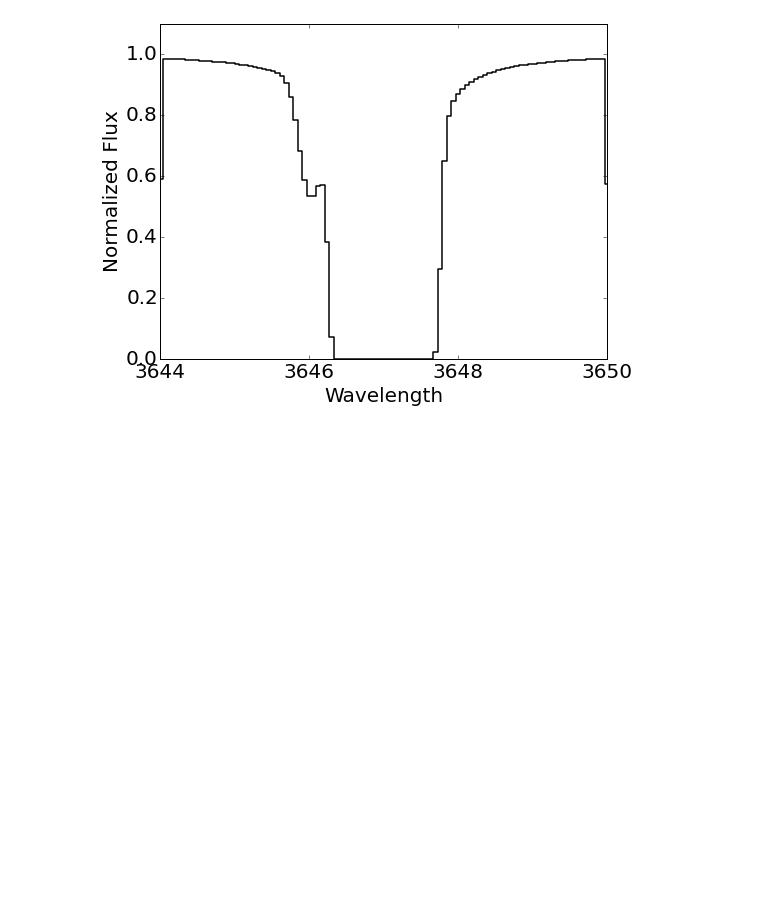
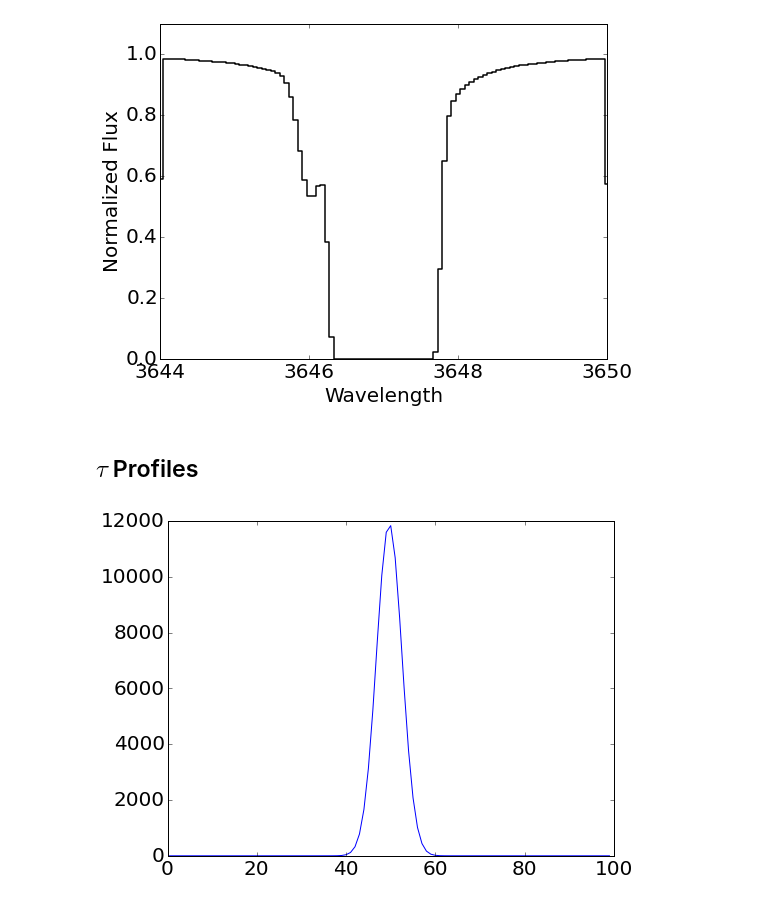
Before and after one commit to linetools/linetools, a Jupyter notebook: docs/examples/Voigt_examples.ipynb, the cells around one changed output. Drawn from its saved outputs; the diff is of its cells as text; code cells hidden in the pictures; blank space fills up the shorter version.

```diff
--- a/docs/examples/Voigt_examples.ipynb
+++ b/docs/examples/Voigt_examples.ipynb
@@ -97,3 +97,12 @@ plt_line(vmodel3)
 # %% [output]
 <matplotlib.figure.Figure at 0x...>
 [figure]
+# %% [markdown]
+## $\tau$ Profiles
+# %%
+reload(lav)
+tau = lav.voigt_model(wave,abslin,flg_ret=2)
+# %%
+xdb.xplot(tau)
+# %% [output]
+[figure, added]
```
Also changed, not shown: 3 other files.
